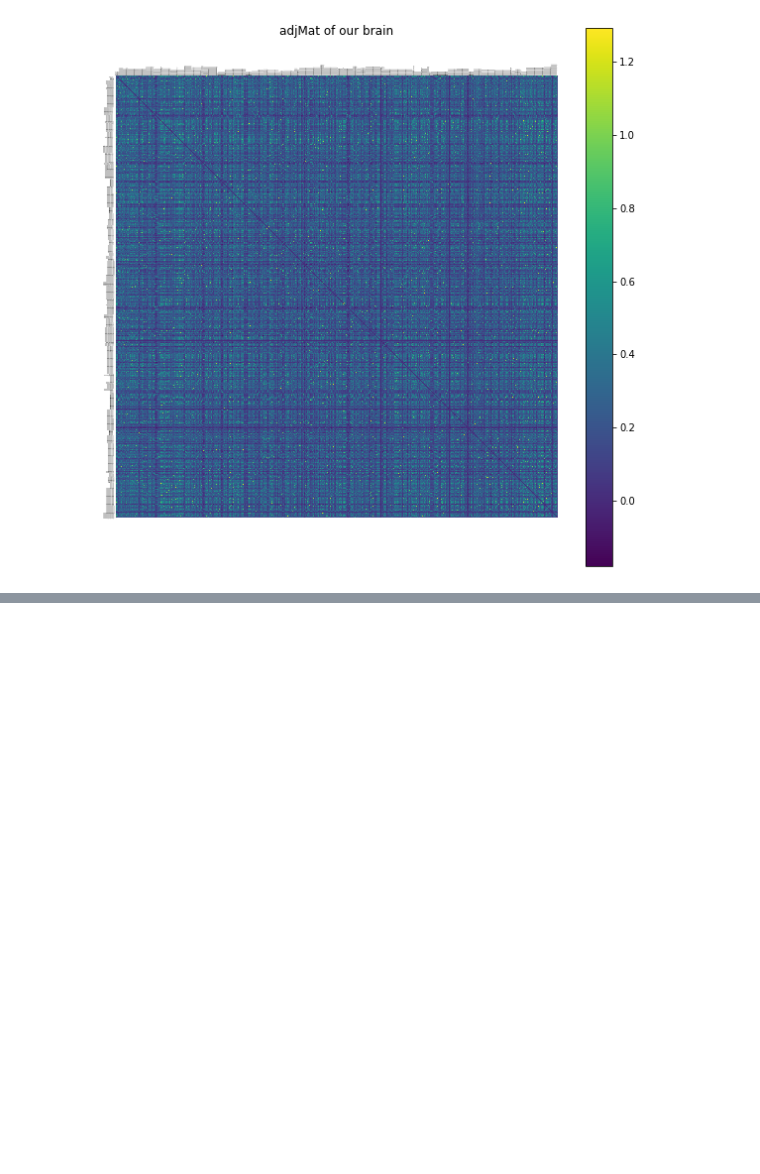
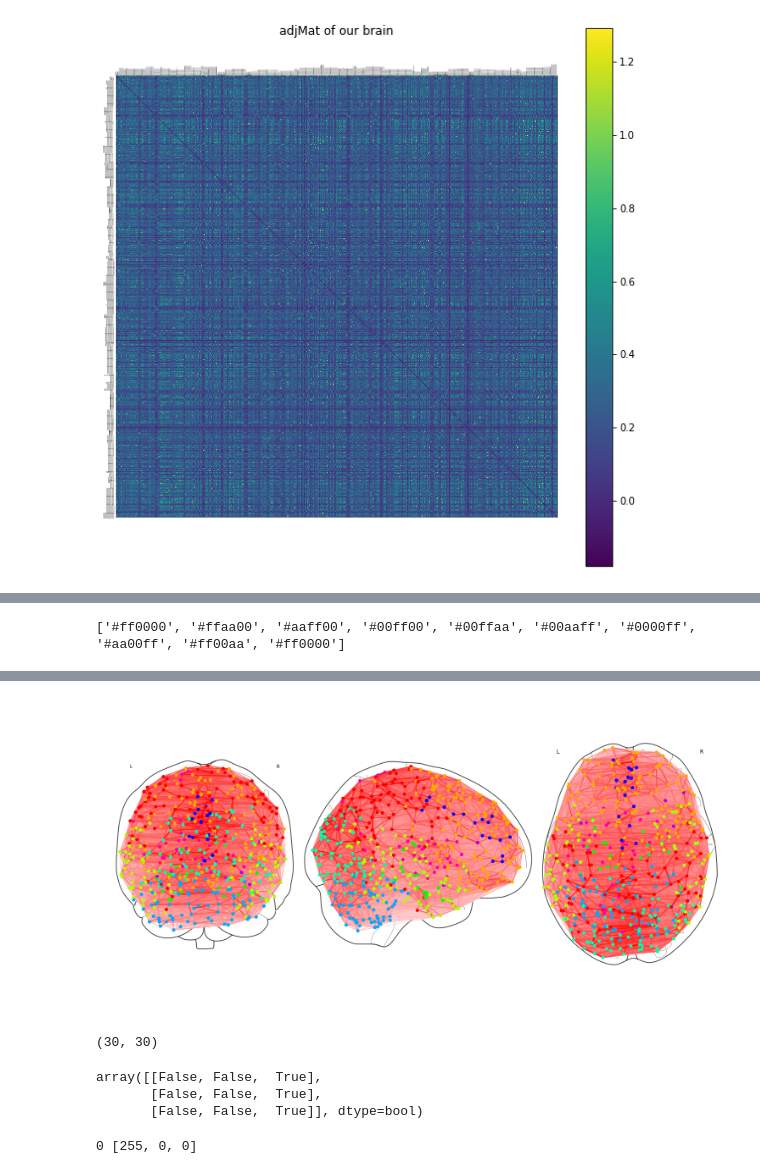
Before and after one commit to RittmanResearch/maybrain, a Jupyter notebook: docs/04 - The plotting Package.ipynb, the cells around one changed output, grey strips where cells are left out. Drawn from its saved outputs; the diff is of its cells as text; code cells hidden in the pictures; blank space fills up the shorter version.

```diff
--- a/docs/04 - The plotting Package.ipynb
+++ b/docs/04 - The plotting Package.ipynb
@@ -70,0 +114,37 @@ plt.close(fig)
+# %%
+import colorsys
+lobes = np.array(["Parietal", "Frontal", "Temporal", "Hippocampus", "Occipital", "Cerebellum", "Cingulate", "Insula", "Subcortical"])
+
+colors = []
+
+for i in range(len(lobes) + 1): # +1 to account for "other" regions
+    rgb = colorsys.hsv_to_rgb(i / len(lobes) + 1, 1.0, 1.0)
+    colors.append('#%02x%02x%02x' % tuple([(round(255*x)) for x in rgb]))
+
+print(colors)
+# %% [output]
+['#ff0000', '#ffaa00', '#aaff00', '#00ff00', '#00ffaa', '#00aaff', '#0000ff', '#aa00ff', '#ff00aa', '#ff0000']
+# %%
+colours = []
+for n in a.G.nodes(data=True):
+    we = np.where(lobes == n[1][ct.LOBE])
+    if len(we[0]) > 0:
+        colours.append(colors[we[0][0]])
+    else:
+        colours.append(colors[-1])
+#print(colours)
+# %%
+%%time
+fig = plt.figure(figsize=(20,10))
+plotting.plot_connectome(np.copy(nx.to_numpy_matrix(a.G, nonedge=0)),
+                         list(dict(a.G.nodes(data=ct.XYZ)).values()),
+                         figure=fig,
+                        node_kwargs={"label": colours},
+                        node_color=colours,
+                        #node_size=[100 if i % 2 == 0 else 25 for i in range(500)]
+                         display_mode='lyrz'
+                        )
+#d.axes.legend()
+#fig.legend()
+#fig.legend((0,1), ('asd', 'asdddd'), 'upper left')
+# %% [output]
@@ -70,0 +153 @@ plt.close(fig)
+[figure, added]
@@ -70,0 +160,26 @@ plt.close(fig)
+# %%
+tmp = np.delete(am, cols, axis=1)
+tmp = np.delete(tmp, rows, axis=0)
+tmp.shape
+# %% [output]
+(30, 30)
+# %%
+am = np.array([[1,2,0], [2,3,0], [2,4,0]])
+mask = am == 0
+rows = np.flatnonzero((~mask).sum(axis=1)) # to find rows where all elements are false, we can sum across columns:
+cols = np.flatnonzero((~mask).sum(axis=0))
+mask
+# %% [output]
+array([[False, False,  True],
+       [False, False,  True],
+       [False, False,  True]], dtype=bool)
+# %%
+import colorsys
+lobes = ["Parietal", "Frontal", "Temporal", "Hippocampus", "Occipital", "Cerebellum"]
+
+
+for i in range(len(lobes)):
+    rgb = colorsys.hsv_to_rgb(i / len(lobes), 1.0, 1.0)
+    print(i, [round(255*x) for x in rgb])
+# %% [output]
+0 [255, 0, 0]
```
Also changed, not shown: parts of 10 cells of this notebook, 7 other files.
